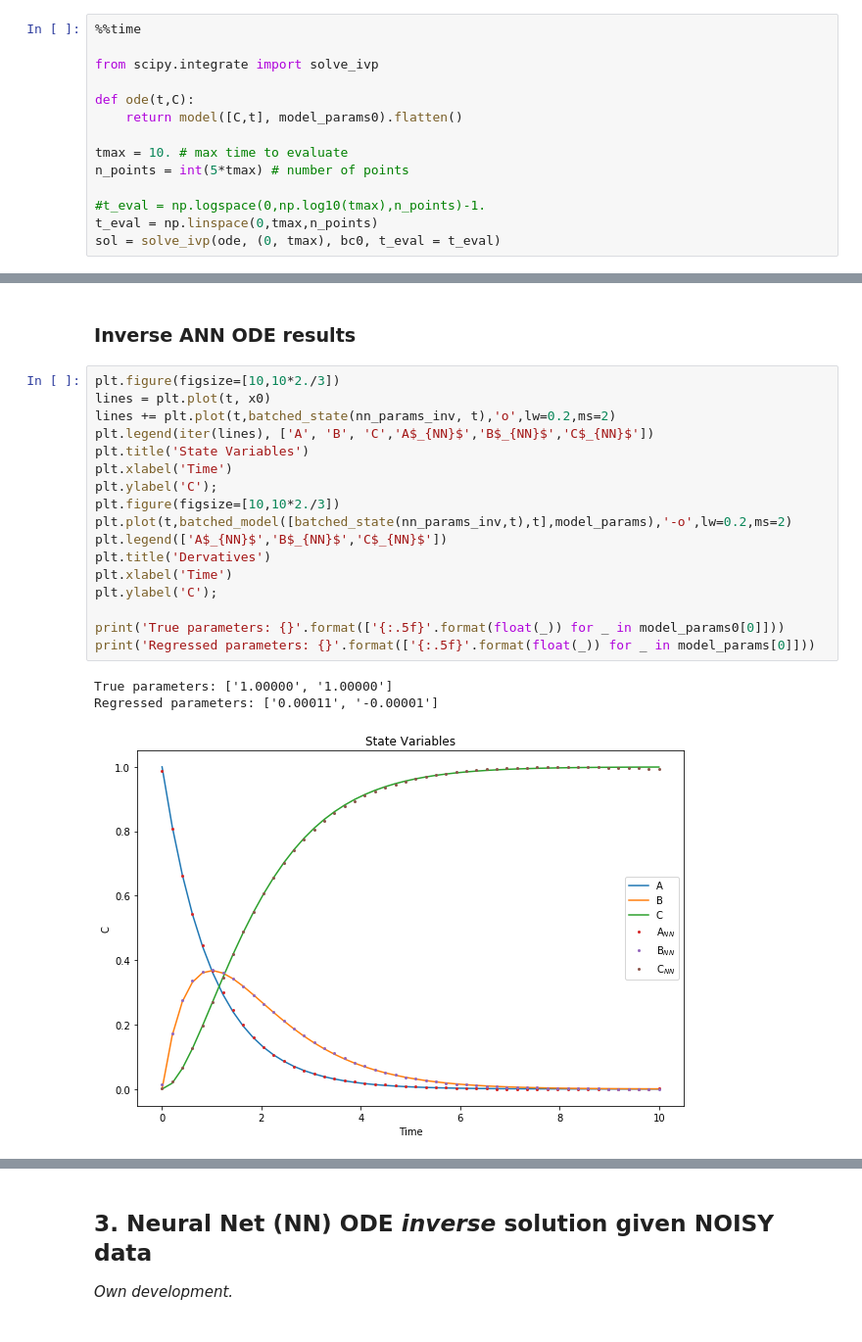
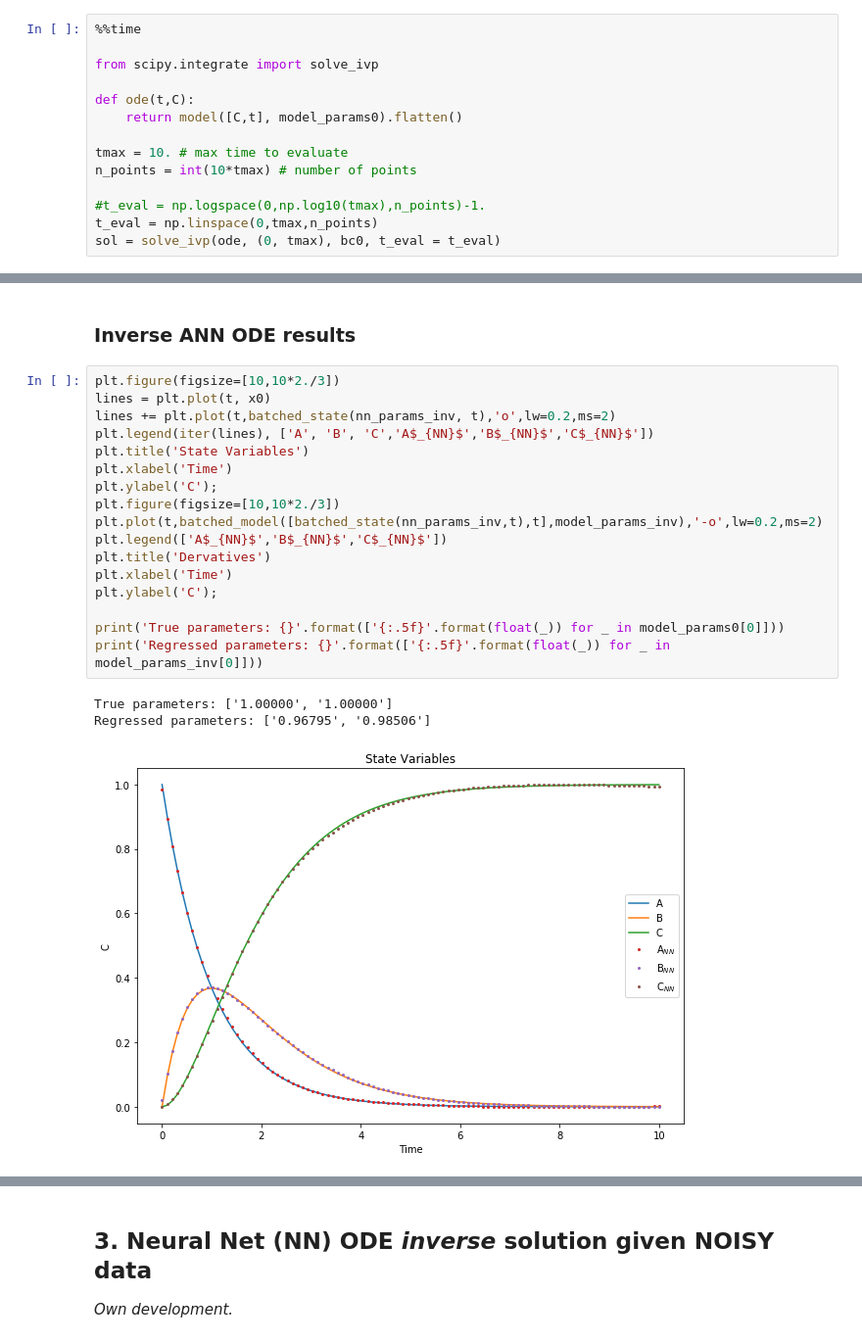
Before and after one commit to nicoleyghu/invANNPresentationFolder, a Jupyter notebook: invANNODE/basis/invANNODE.ipynb, the cells around one changed output, grey strips where cells are left out. Shown at 98% size. Cells and saved outputs as stored; diff of their text form.

```diff
--- a/invANNODE/basis/invANNODE.ipynb
+++ b/invANNODE/basis/invANNODE.ipynb
@@ -138,7 +139,7 @@ def ode(t,C):
     return model([C,t], model_params0).flatten()
 
 tmax = 10. # max time to evaluate
-n_points = int(5*tmax) # number of points
+n_points = int(10*tmax) # number of points
 
 #t_eval = np.logspace(0,np.log10(tmax),n_points)-1.
 t_eval = np.linspace(0,tmax,n_points)
@@ -333,21 +334,21 @@ Wall time: 15.9 s
 # %%
 plt.figure(figsize=[10,10*2./3])
 lines = plt.plot(t, x0)
 lines += plt.plot(t,batched_state(nn_params_inv, t),'o',lw=0.2,ms=2)
 plt.legend(iter(lines), ['A', 'B', 'C','A$_{NN}$','B$_{NN}$','C$_{NN}$'])
 plt.title('State Variables')
 plt.xlabel('Time')
 plt.ylabel('C');
 plt.figure(figsize=[10,10*2./3])
-plt.plot(t,batched_model([batched_state(nn_params_inv,t),t],model_params),'-o',lw=0.2,ms=2)
+plt.plot(t,batched_model([batched_state(nn_params_inv,t),t],model_params_inv),'-o',lw=0.2,ms=2)
 plt.legend(['A$_{NN}$','B$_{NN}$','C$_{NN}$'])
 plt.title('Dervatives')
 plt.xlabel('Time')
 plt.ylabel('C');
 
 print('True parameters: {}'.format(['{:.5f}'.format(float(_)) for _ in model_params0[0]]))
-print('Regressed parameters: {}'.format(['{:.5f}'.format(float(_)) for _ in model_params[0]]))
+print('Regressed parameters: {}'.format(['{:.5f}'.format(float(_)) for _ in model_params_inv[0]]))
 # %% [output]
 True parameters: ['1.00000', '1.00000']
-Regressed parameters: ['0.00011', '-0.00001']
+Regressed parameters: ['0.96795', '0.98506']
-[figure, old version]
+[figure, new version]
```
Also changed, not shown: parts of 13 cells of this notebook.
